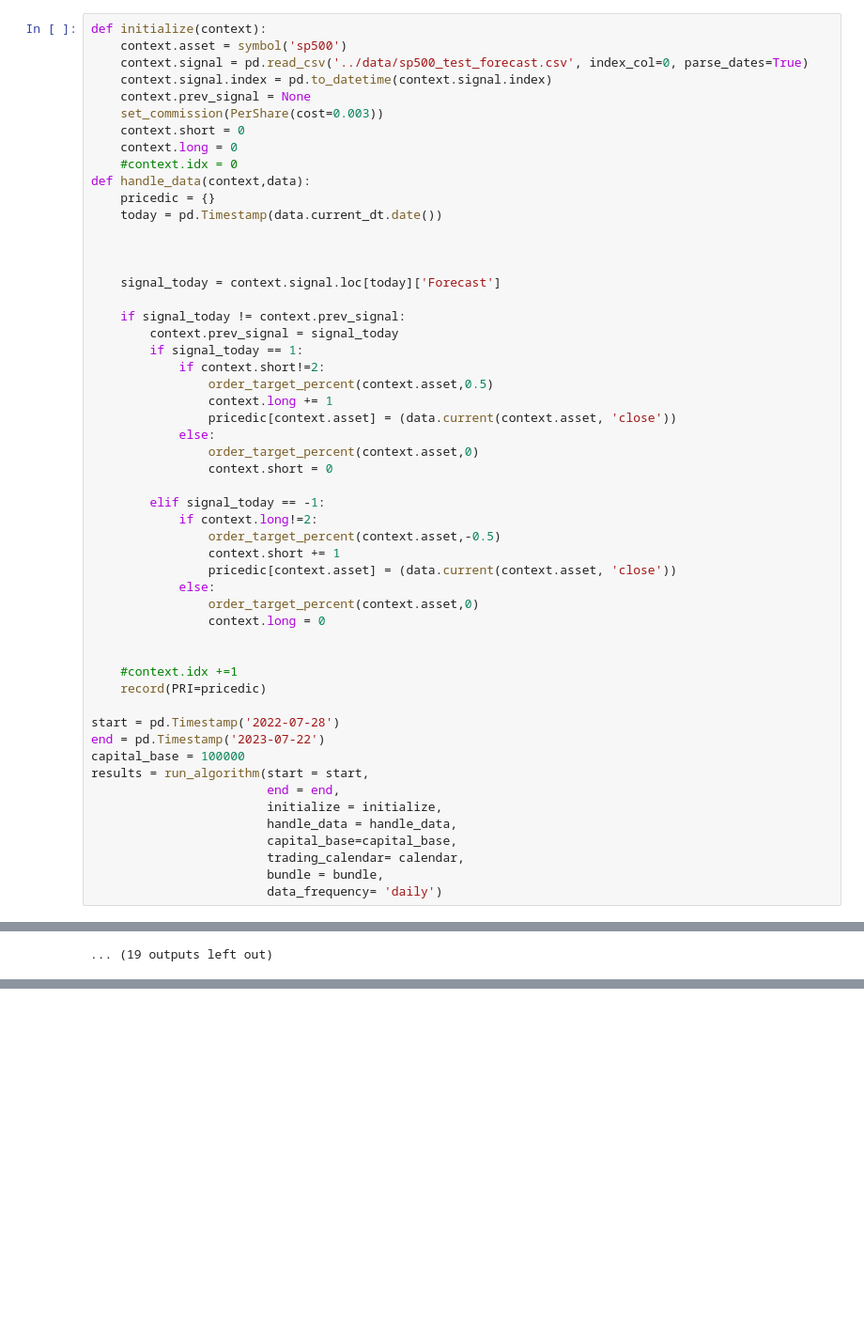
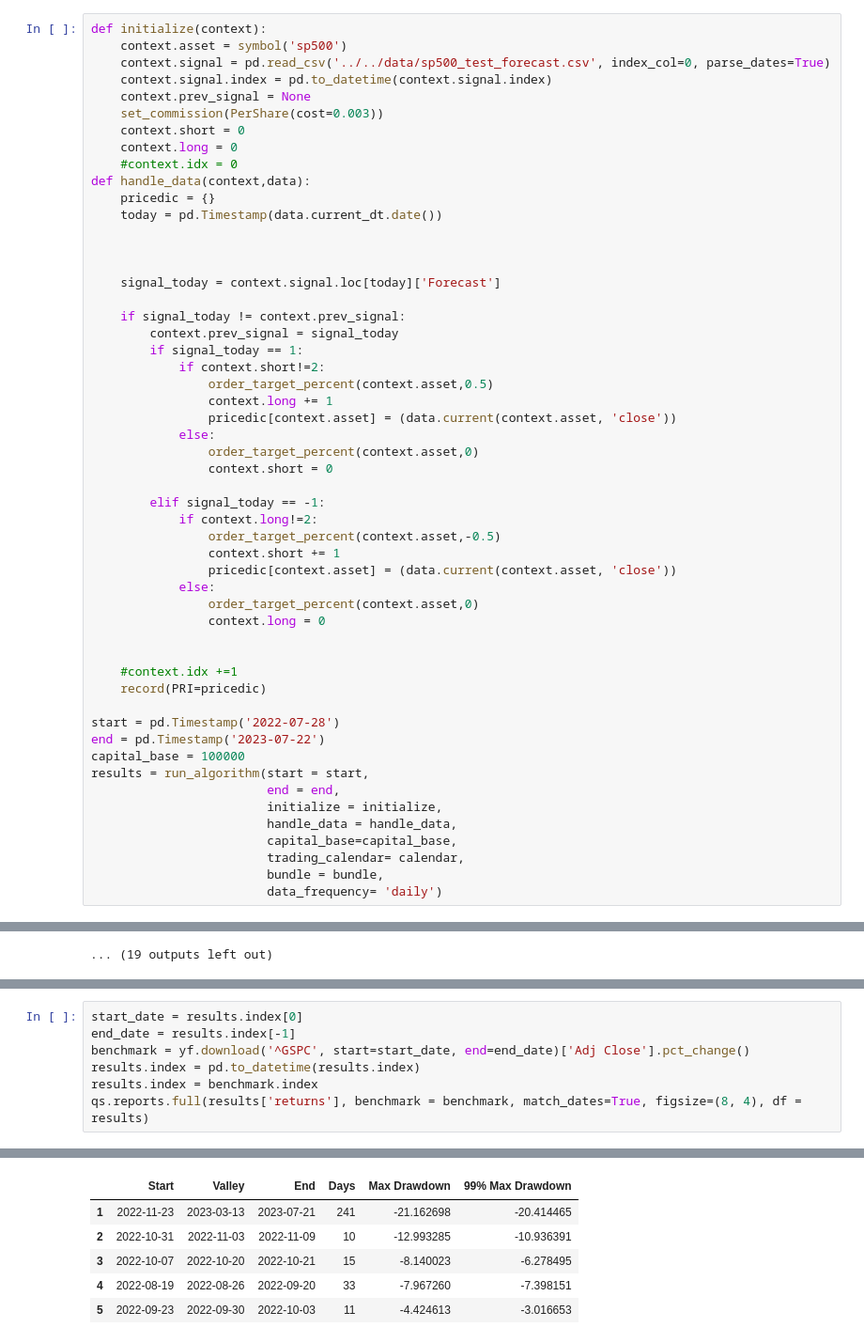
Before and after one commit to Didarul-Azam/Time_Series_Analysis, a Jupyter notebook: Strategy Backtests/notebooks/ARIMA+TGARCH_SP500/arima_tgarch_backtest_SP500.ipynb, the cells around one changed output, grey strips where cells are left out. Shown at 94% size. Cells and saved outputs as stored; diff of their text form; blank space fills up the shorter version.

```diff
--- a/Strategy Backtests/notebooks/ARIMA+TGARCH_SP500/arima_tgarch_backtest_SP500.ipynb
+++ b/Strategy Backtests/notebooks/ARIMA+TGARCH_SP500/arima_tgarch_backtest_SP500.ipynb
@@ -15,7 +15,7 @@ calendar = get_calendar(calendar_name)
 # %%
 def initialize(context):
     context.asset = symbol('sp500')
-    context.signal = pd.read_csv('../data/sp500_test_forecast.csv', index_col=0, parse_dates=True)
+    context.signal = pd.read_csv('../../data/sp500_test_forecast.csv', index_col=0, parse_dates=True)
     context.signal.index = pd.to_datetime(context.signal.index)
     context.prev_signal = None
     set_commission(PerShare(cost=0.003))
@@ -115,0 +178,8 @@ Graphs
+# %%
+start_date = results.index[0]
+end_date = results.index[-1]
+benchmark = yf.download('^GSPC', start=start_date, end=end_date)['Adj Close'].pct_change()
+results.index = pd.to_datetime(results.index)
+results.index = benchmark.index
+qs.reports.full(results['returns'], benchmark = benchmark, match_dates=True, figsize=(8, 4), df = results)
+# %% [output]
@@ -115,0 +207,6 @@ Graphs
+|  | Start | Valley | End | Days | Max Drawdown | 99% Max Drawdown |
+| 1 | 2022-11-23 | 2023-03-13 | 2023-07-21 | 241 | -21.162698 | -20.414465 |
+| 2 | 2022-10-31 | 2022-11-03 | 2022-11-09 | 10 | -12.993285 | -10.936391 |
+| 3 | 2022-10-07 | 2022-10-20 | 2022-10-21 | 15 | -8.140023 | -6.278495 |
+| 4 | 2022-08-19 | 2022-08-26 | 2022-09-20 | 33 | -7.967260 | -7.398151 |
+| 5 | 2022-09-23 | 2022-09-30 | 2022-10-03 | 11 | -4.424613 | -3.016653 |
```
Also changed, not shown: parts of 3 cells of this notebook.
